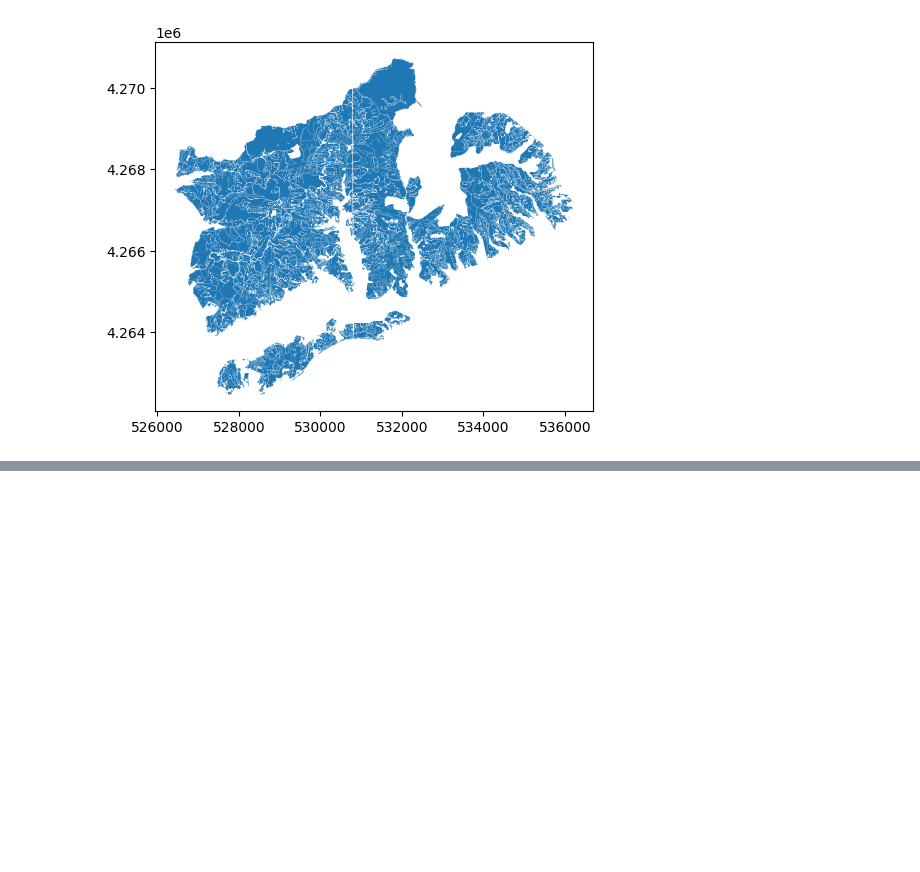
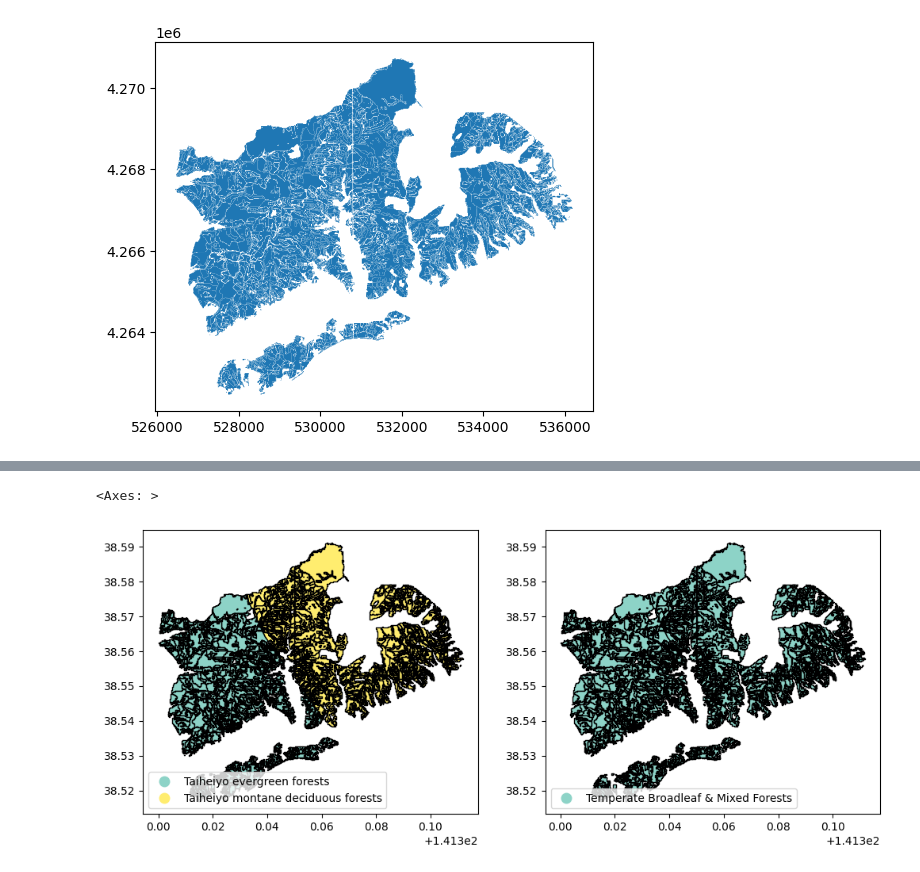
Before and after one commit to iaguerri/carbon-sequestration, a Jupyter notebook: jupyter/carbon_sequestration.ipynb, the cells around one changed output, grey strips where cells are left out. Cells and saved outputs as stored; diff of their text form; code cells hidden in the pictures; blank space fills up the shorter version.

```diff
--- a/jupyter/carbon_sequestration.ipynb
+++ b/jupyter/carbon_sequestration.ipynb
@@ -89,0 +114,2 @@ NameError: name 'emap' is not defined
+# %%
+aoi_4326= aoi.to_crs(4326)
@@ -89,0 +124,10 @@ NameError: name 'emap' is not defined
+# %%
+intersection = gpd.overlay(aoi_4326, biomes, how='intersection')
+
+# Plot the resulting GeoDataFrame
+fig, ax = plt.subplots(1,2,figsize=(12, 8))
+intersection.plot(ax=ax[0], column='ECO_NAME',cmap=cmap,edgecolor='black',legend=True,legend_kwds= {'ncol': 1, 'loc': 'lower left'})
+intersection.plot(ax=ax[1], column='BIOME_NAME',cmap=cmap,edgecolor='black',legend=True,legend_kwds= {'ncol': 1, 'loc': 'lower left'})
+# %% [output]
+<Axes: >
+[figure, added]
```
Also changed, not shown: parts of 19 cells of this notebook, 4 other files.
